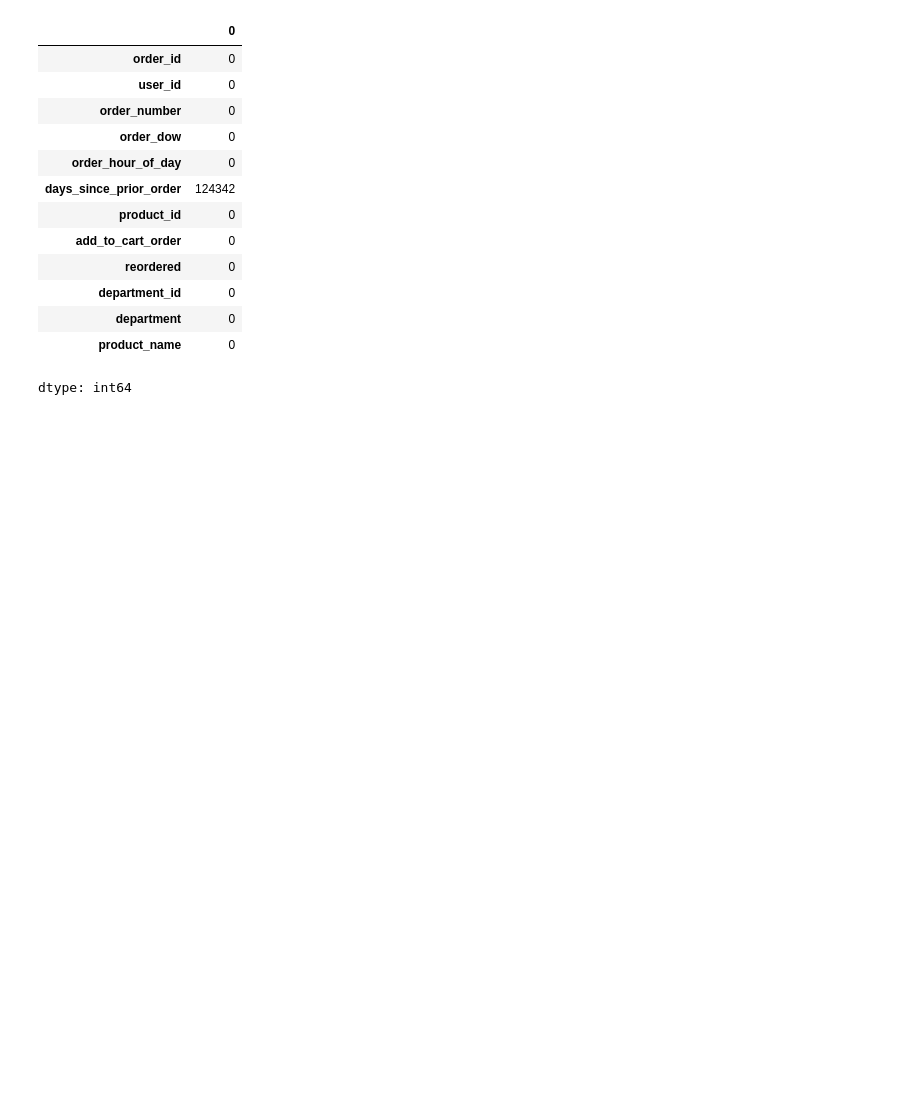
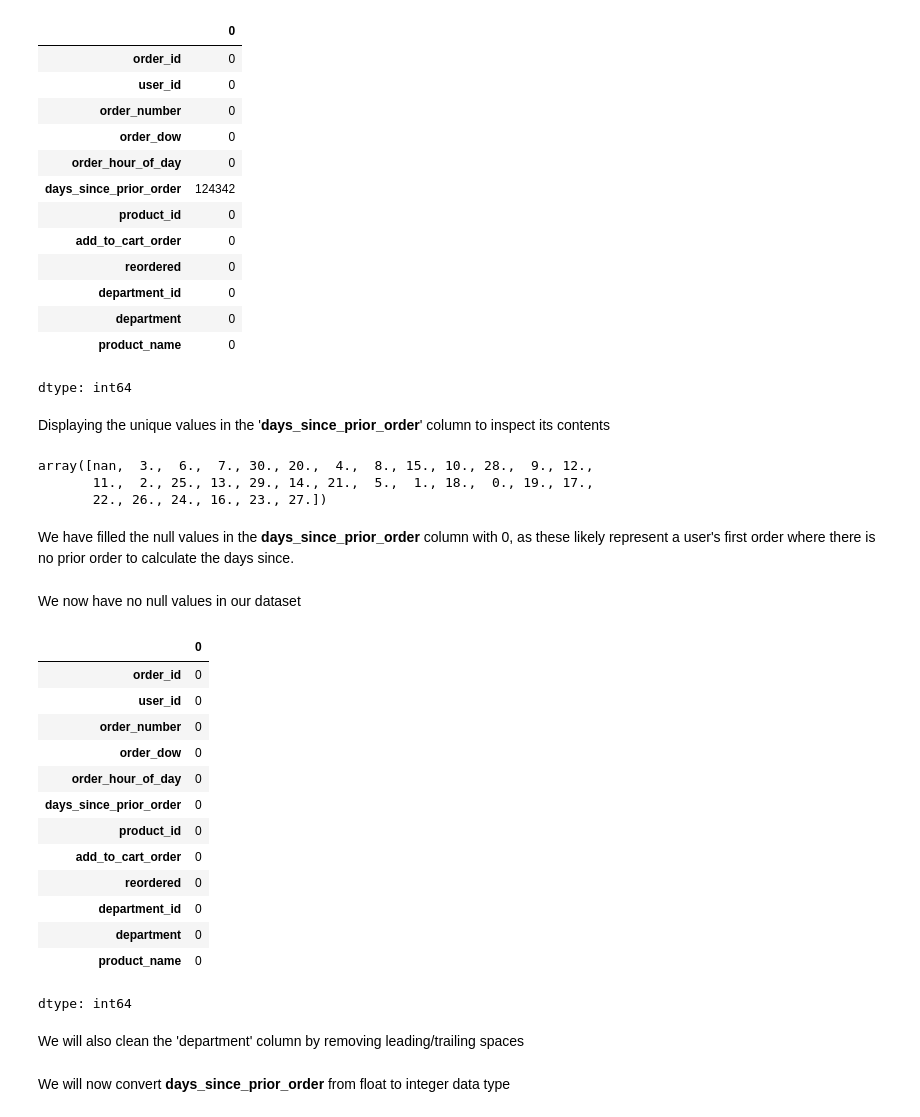
Before and after one commit to aminayusif/PurchaseIQ, a Jupyter notebook: PurchaseIQ_CustomerSegmentation_Using_K_Means_Clustering.ipynb, the cells around one changed output. Drawn from its saved outputs; the diff is of its cells as text; code cells hidden in the pictures; blank space fills up the shorter version.

```diff
--- a/PurchaseIQ_CustomerSegmentation_Using_K_Means_Clustering.ipynb
+++ b/PurchaseIQ_CustomerSegmentation_Using_K_Means_Clustering.ipynb
@@ -83,3 +85,13 @@ df.isnull().sum()
 | department | 0 |
 | product_name | 0 |
 dtype: int64
+# %% [markdown]
+Displaying the unique values in the '**days_since_prior_order**' column to inspect its contents
+# %%
+df['days_since_prior_order'].unique()
+# %% [output]
+array([nan,  3.,  6.,  7., 30., 20.,  4.,  8., 15., 10., 28.,  9., 12.,
+       11.,  2., 25., 13., 29., 14., 21.,  5.,  1., 18.,  0., 19., 17.,
+       22., 26., 24., 16., 23., 27.])
+# %% [markdown]
+We have filled the null values in the **days_since_prior_order** column with 0, as these likely represent a user's first order where there is no prior order to calculate the days since.
@@ -85,0 +100,21 @@ dtype: int64
+# %% [markdown]
+We now have no null values in our dataset
+# %%
+df.isnull().sum()
+# %% [output]
+|  | 0 |
+| order_id | 0 |
+| user_id | 0 |
+| order_number | 0 |
+| order_dow | 0 |
+| order_hour_of_day | 0 |
+| days_since_prior_order | 0 |
+| product_id | 0 |
+| add_to_cart_order | 0 |
+| reordered | 0 |
+| department_id | 0 |
+| department | 0 |
+| product_name | 0 |
+dtype: int64
+# %% [markdown]
+We will also clean the 'department' column by removing leading/trailing spaces
@@ -85,0 +124,2 @@ dtype: int64
+# %% [markdown]
+We will now convert **days_since_prior_order** from float to integer data type
```
Also changed, not shown: parts of 8 cells of this notebook.
